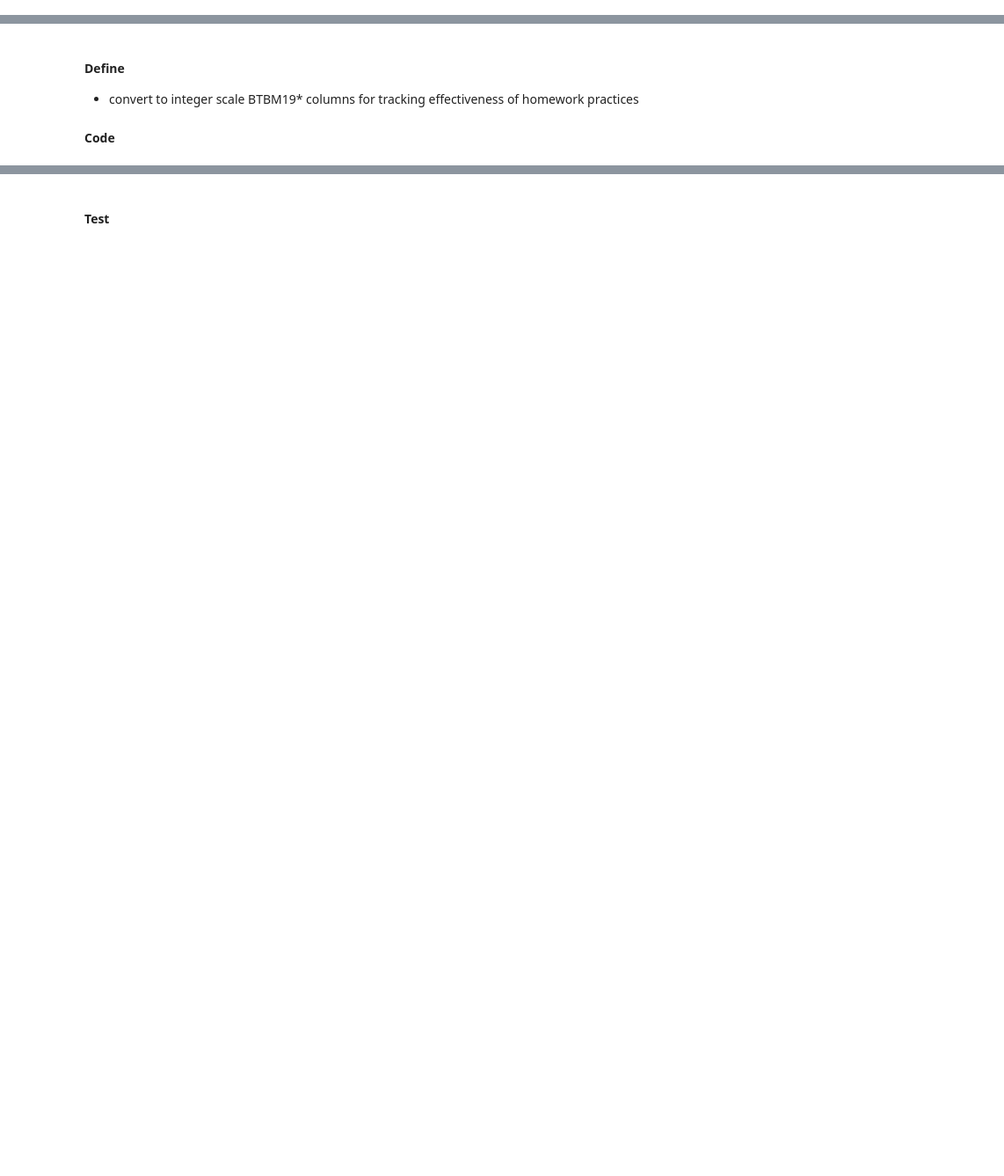
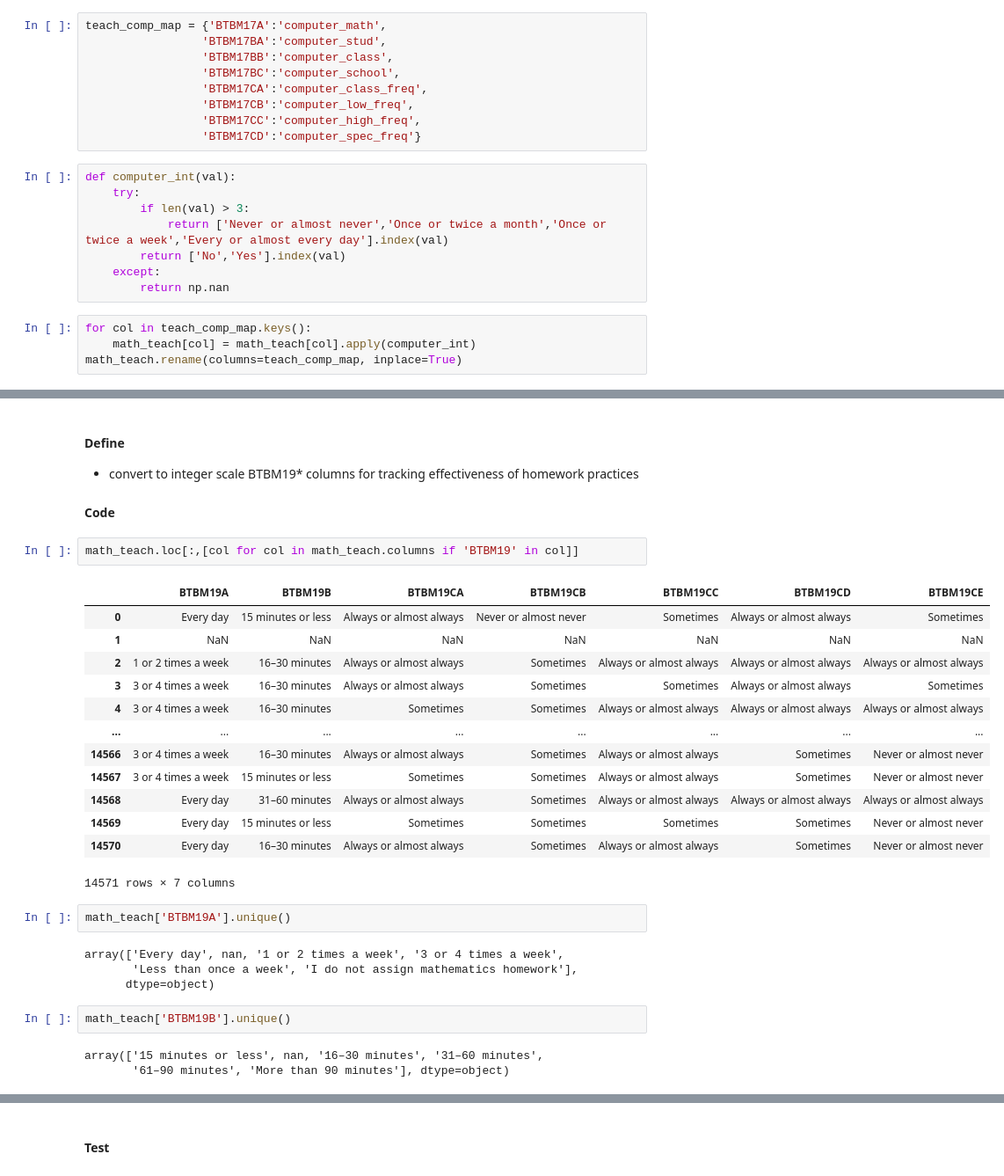
Before and after one commit to sjhaluck/TIMSS-Data-Science, a Jupyter notebook: TIMSS Exploration.ipynb, the cells around one changed output, grey strips where cells are left out. Shown at 88% size. Cells and saved outputs as stored; diff of their text form; blank space fills up the shorter version.

```diff
--- a/TIMSS Exploration.ipynb
+++ b/TIMSS Exploration.ipynb
@@ -2091,2 +2125,23 @@ math_teach.loc[:,[col for col in math_teach.columns if 'stud_' in col]].head()
+# %%
+teach_comp_map = {'BTBM17A':'computer_math',
+                 'BTBM17BA':'computer_stud',
+                 'BTBM17BB':'computer_class',
+                 'BTBM17BC':'computer_school',
+                 'BTBM17CA':'computer_class_freq',
+                 'BTBM17CB':'computer_low_freq',
+                 'BTBM17CC':'computer_high_freq',
+                 'BTBM17CD':'computer_spec_freq'}
+# %%
+def computer_int(val):
+    try:
+        if len(val) > 3:
+            return ['Never or almost never','Once or twice a month','Once or twice a week','Every or almost every day'].index(val)
+        return ['No','Yes'].index(val)
+    except:
+        return np.nan
+# %%
+for col in teach_comp_map.keys():
+    math_teach[col] = math_teach[col].apply(computer_int)
+math_teach.rename(columns=teach_comp_map, inplace=True)
 # %% [markdown]
 #### Test
@@ -2095,3 +2171,30 @@ math_teach.loc[:,[col for col in math_teach.columns if 'stud_' in col]].head()
 * convert to integer scale BTBM19* columns for tracking effectiveness of homework practices
 
 #### Code
+# %%
+math_teach.loc[:,[col for col in math_teach.columns if 'BTBM19' in col]]
+# %% [output]
+|  | BTBM19A | BTBM19B | BTBM19CA | BTBM19CB | BTBM19CC | BTBM19CD | BTBM19CE |
+| 0 | Every day | 15 minutes or less | Always or almost always | Never or almost never | Sometimes | Always or almost always | Sometimes |
+| 1 | NaN | NaN | NaN | NaN | NaN | NaN | NaN |
+| 2 | 1 or 2 times a week | 16–30 minutes | Always or almost always | Sometimes | Always or almost always | Always or almost always | Always or almost always |
+| 3 | 3 or 4 times a week | 16–30 minutes | Always or almost always | Sometimes | Sometimes | Always or almost always | Sometimes |
+| 4 | 3 or 4 times a week | 16–30 minutes | Sometimes | Sometimes | Always or almost always | Always or almost always | Always or almost always |
+| ... | ... | ... | ... | ... | ... | ... | ... |
+| 14566 | 3 or 4 times a week | 16–30 minutes | Always or almost always | Sometimes | Always or almost always | Sometimes | Never or almost never |
+| 14567 | 3 or 4 times a week | 15 minutes or less | Sometimes | Sometimes | Always or almost always | Sometimes | Never or almost never |
+| 14568 | Every day | 31–60 minutes | Always or almost always | Sometimes | Always or almost always | Always or almost always | Always or almost always |
+| 14569 | Every day | 15 minutes or less | Sometimes | Sometimes | Sometimes | Sometimes | Never or almost never |
+| 14570 | Every day | 16–30 minutes | Always or almost always | Sometimes | Always or almost always | Sometimes | Never or almost never |
+14571 rows × 7 columns
+# %%
+math_teach['BTBM19A'].unique()
+# %% [output]
+array(['Every day', nan, '1 or 2 times a week', '3 or 4 times a week',
+       'Less than once a week', 'I do not assign mathematics homework'],
+      dtype=object)
+# %%
+math_teach['BTBM19B'].unique()
+# %% [output]
+array(['15 minutes or less', nan, '16–30 minutes', '31–60 minutes',
+       '61–90 minutes', 'More than 90 minutes'], dtype=object)
```
Also changed, not shown: parts of 42 cells of this notebook.
